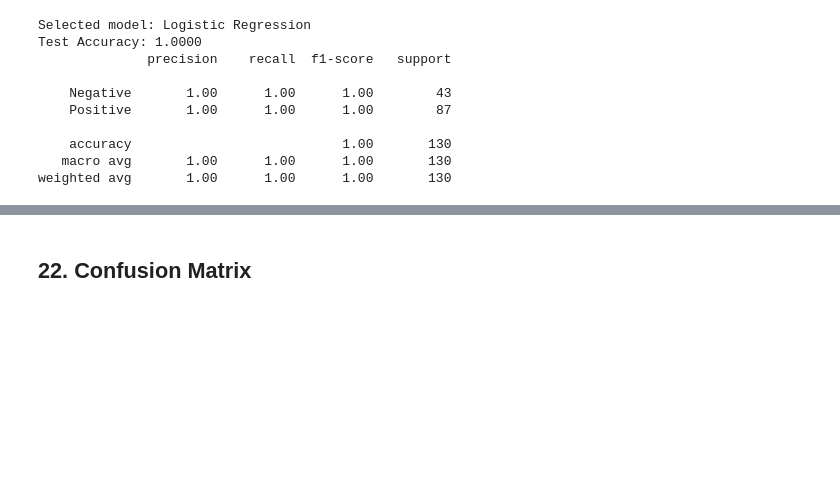
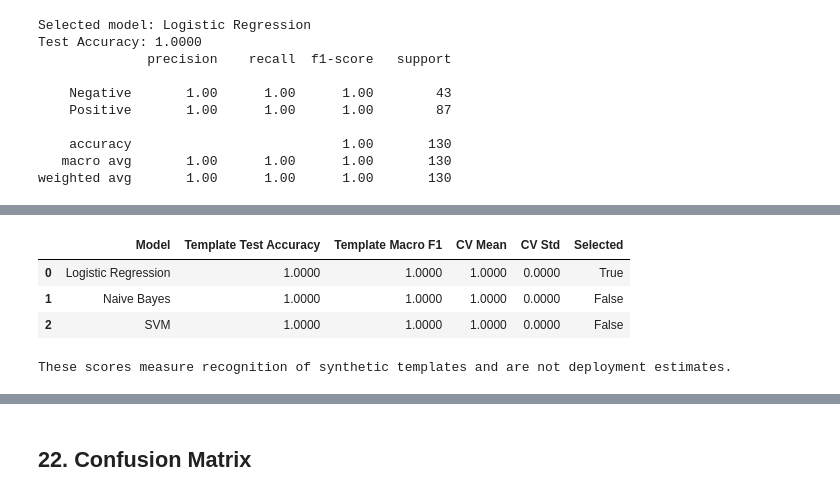
Before and after one commit to Niranjana2599/AI-Commerce-Analytics-Platform, a Jupyter notebook: notebooks/09_Customer_Review_NLP.ipynb, the cells around one changed output, grey strips where cells are left out. Saved outputs shown, nothing was run; the diff lists cells and outputs as text; code cells hidden in the pictures; blank space fills up the shorter version.

```diff
--- a/notebooks/09_Customer_Review_NLP.ipynb
+++ b/notebooks/09_Customer_Review_NLP.ipynb
@@ -101,12 +145,3 @@ Duplicate review texts: 0
 Review scores 4?5 are Positive, score 3 is Neutral, and scores 1?2 are Negative. These labels train supervised sentiment models.
 # %% [markdown]
 ## 10. Sentiment Labels
-# %%
-reviews["Sentiment"] = pd.cut(
-    reviews["review_score"],
-    bins=[0, 2, 3, 5],
-    labels=["Negative", "Neutral", "Positive"],
-    include_lowest=True
-)
-reviews["Sentiment"] = reviews["Sentiment"].astype(str)
-display(reviews["Sentiment"].value_counts().to_frame("Count"))
@@ -351,0 +435,32 @@ display(comparison)
+# %%
+from sklearn.metrics import f1_score, balanced_accuracy_score
+
+predictions_by_model = {
+    "Logistic Regression": log_reg_pred,
+    "Naive Bayes": nb_pred,
+    "SVM": svm_pred,
+}
+cv_lookup = cv_results.set_index("Model")
+comparison = pd.DataFrame([
+    {
+        "Model": name,
+        "Template Test Accuracy": accuracy_score(y_test, pred),
+        "Template Macro F1": f1_score(y_test, pred, average="macro"),
+        "CV Mean": cv_lookup.loc[name, "CV Accuracy Mean"],
+        "CV Std": cv_lookup.loc[name, "CV Accuracy Std"],
+        "Selected": name == best_model_name,
+    }
+    for name, pred in predictions_by_model.items()
+]).sort_values(["CV Mean", "Template Macro F1"], ascending=False).reset_index(drop=True)
+
+display(comparison.style.format({
+    "Template Test Accuracy": "{:.4f}", "Template Macro F1": "{:.4f}",
+    "CV Mean": "{:.4f}", "CV Std": "{:.4f}",
+}))
+print("These scores measure recognition of synthetic templates and are not deployment estimates.")
+# %% [output]
+|  | Model | Template Test Accuracy | Template Macro F1 | CV Mean | CV Std | Selected |
+| 0 | Logistic Regression | 1.0000 | 1.0000 | 1.0000 | 0.0000 | True |
+| 1 | Naive Bayes | 1.0000 | 1.0000 | 1.0000 | 0.0000 | False |
+| 2 | SVM | 1.0000 | 1.0000 | 1.0000 | 0.0000 | False |
+These scores measure recognition of synthetic templates and are not deployment estimates.
```
Also changed, not shown: parts of 14 cells of this notebook, 1 other file.
